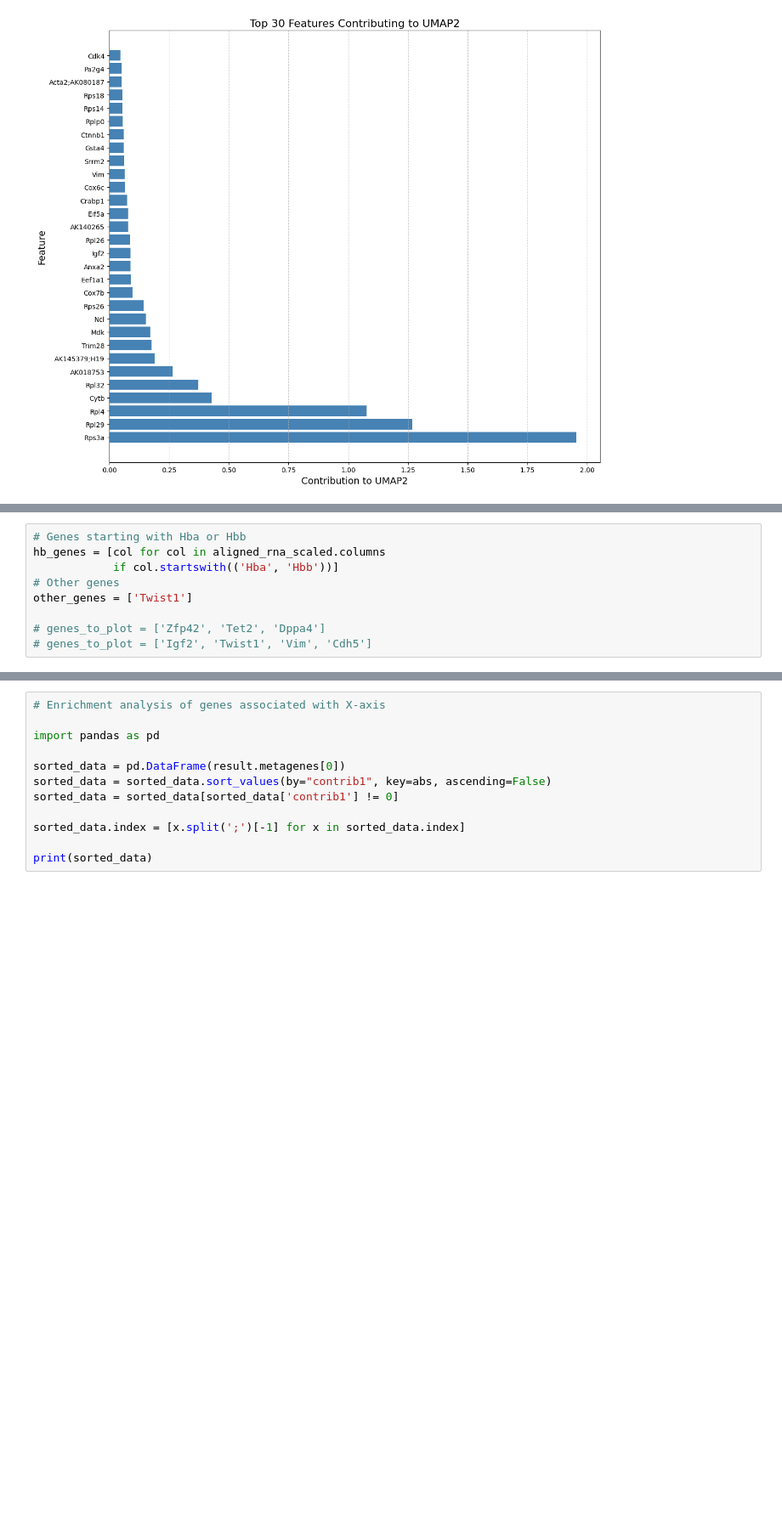
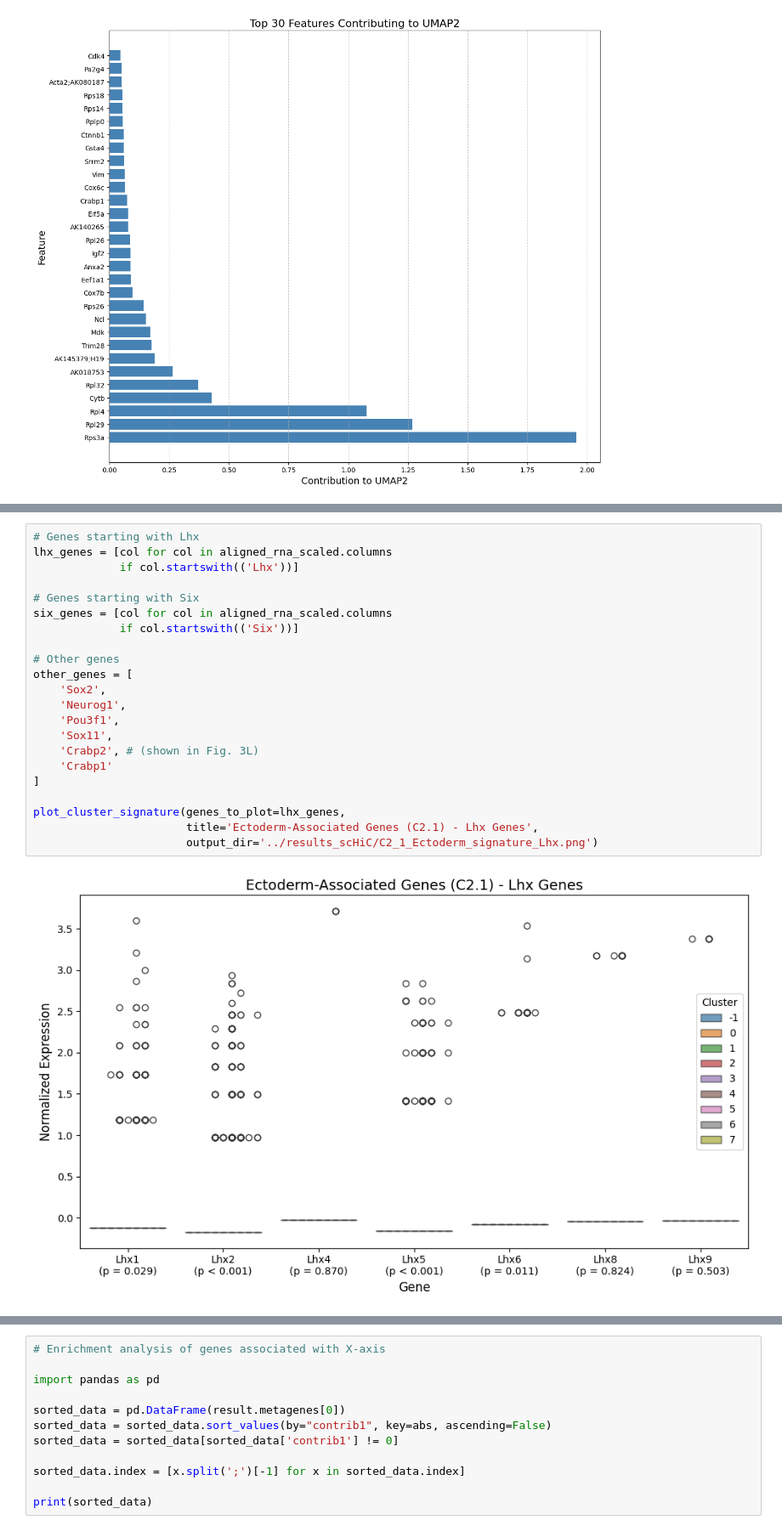
Before and after one commit to hirscheylab/umap_multiomics_integration, a Jupyter notebook: scripts/06_scHiC.ipynb, the cells around one changed output, grey strips where cells are left out. Shown at 85% size. Saved outputs shown, nothing was run; the diff lists cells and outputs as text; blank space fills up the shorter version.

```diff
--- a/scripts/06_scHiC.ipynb
+++ b/scripts/06_scHiC.ipynb
@@ -836,9 +817,24 @@ plot_cluster_signature(data=aligned_rna_logged,
-# %%
-# Genes starting with Hba or Hbb
-hb_genes = [col for col in aligned_rna_scaled.columns
-            if col.startswith(('Hba', 'Hbb'))]
-# Other genes
-other_genes = ['Twist1']
-
-# genes_to_plot = ['Zfp42', 'Tet2', 'Dppa4']
-# genes_to_plot = ['Igf2', 'Twist1', 'Vim', 'Cdh5']
+# %%
+# Genes starting with Lhx
+lhx_genes = [col for col in aligned_rna_scaled.columns
+             if col.startswith(('Lhx'))]
+
+# Genes starting with Six
+six_genes = [col for col in aligned_rna_scaled.columns
+             if col.startswith(('Six'))]
+
+# Other genes
+other_genes = [
+    'Sox2',
+    'Neurog1',
+    'Pou3f1',
+    'Sox11',
+    'Crabp2', # (shown in Fig. 3L)
+    'Crabp1'
+]
+
+plot_cluster_signature(genes_to_plot=lhx_genes,
+                       title='Ectoderm-Associated Genes (C2.1) - Lhx Genes',
+                       output_dir='../results_scHiC/C2_1_Ectoderm_signature_Lhx.png')
+# %% [output]
+[figure, added]
```
Also changed, not shown: parts of 8 cells of this notebook.
